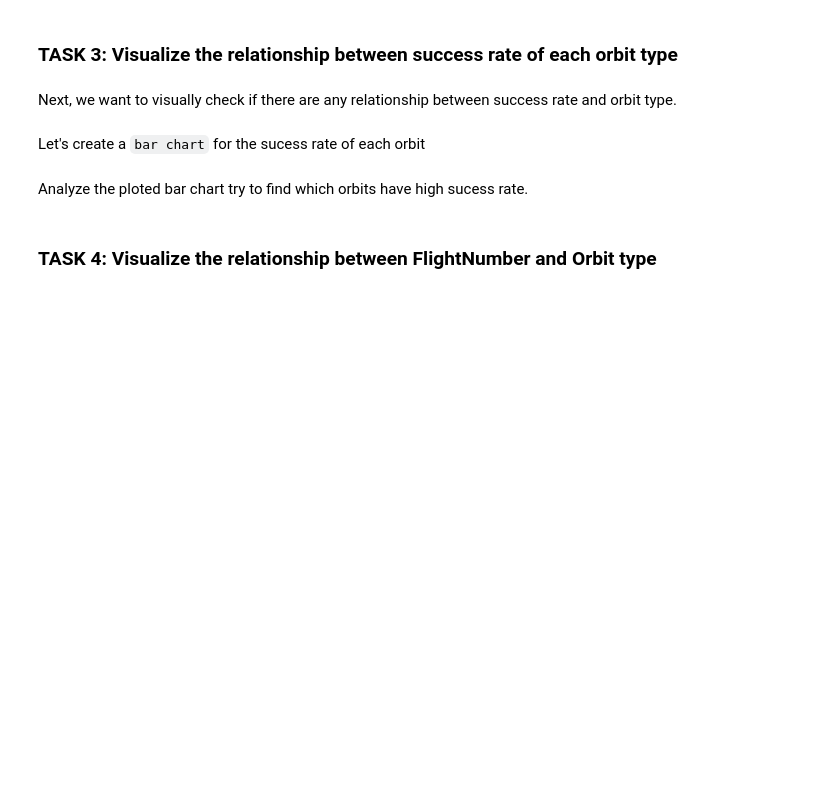
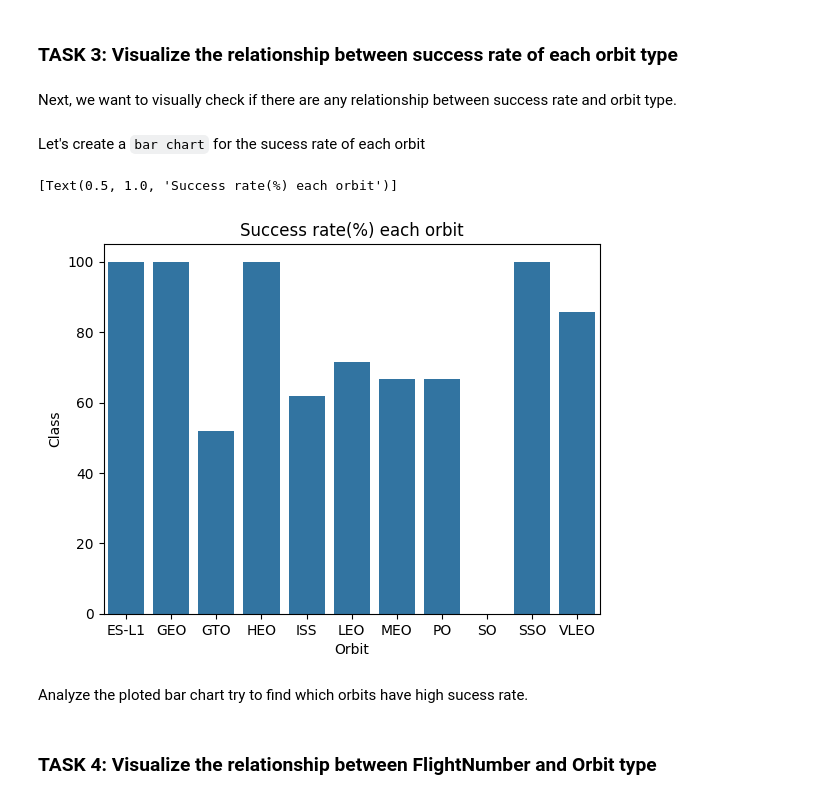
Before and after one commit to DylanonWicchiramala/SpaceY-project, a Jupyter notebook: jupyter-labs-eda-dataviz.ipynb, the cells around one changed output. Cells and saved outputs as stored; diff of their text form; code cells hidden in the pictures; blank space fills up the shorter version.

```diff
--- a/jupyter-labs-eda-dataviz.ipynb
+++ b/jupyter-labs-eda-dataviz.ipynb
@@ -103,6 +111,13 @@ Next, we want to visually check if there are any relationship between success ra
 Let's create a `bar chart` for the sucess rate of each orbit
 # %%
 # HINT use groupby method on Orbit column and get the mean of Class column
+success_rate = df.groupby('Orbit')[['Class']].mean().reset_index()
+success_rate['Class'] = success_rate['Class']*100
+
+sns.barplot(success_rate, x='Orbit', y='Class').set(title='Success rate(%) each orbit')
+# %% [output]
+[Text(0.5, 1.0, 'Success rate(%) each orbit')]
+[figure, added]
 # %% [markdown]
 Analyze the ploted bar chart try to find which orbits have high sucess rate.
 # %% [markdown]
```
Also changed, not shown: parts of 5 cells of this notebook.
